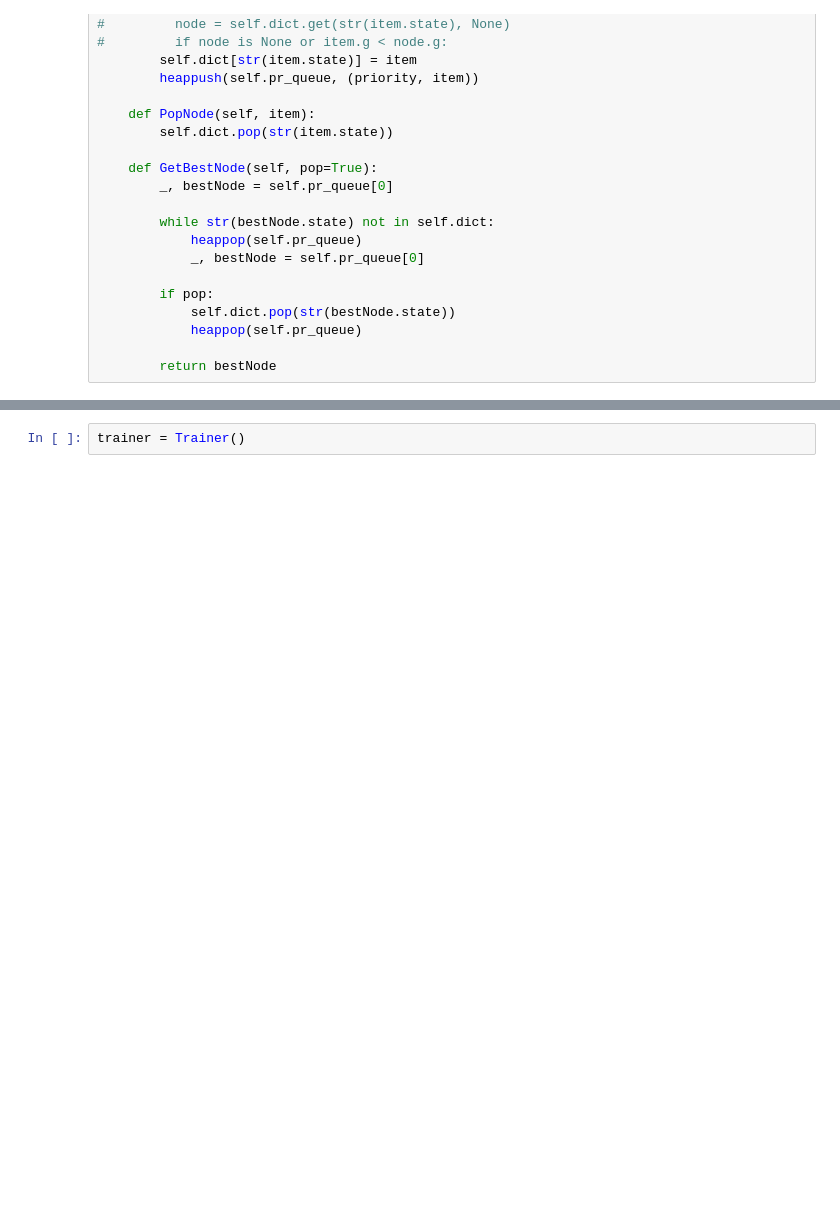
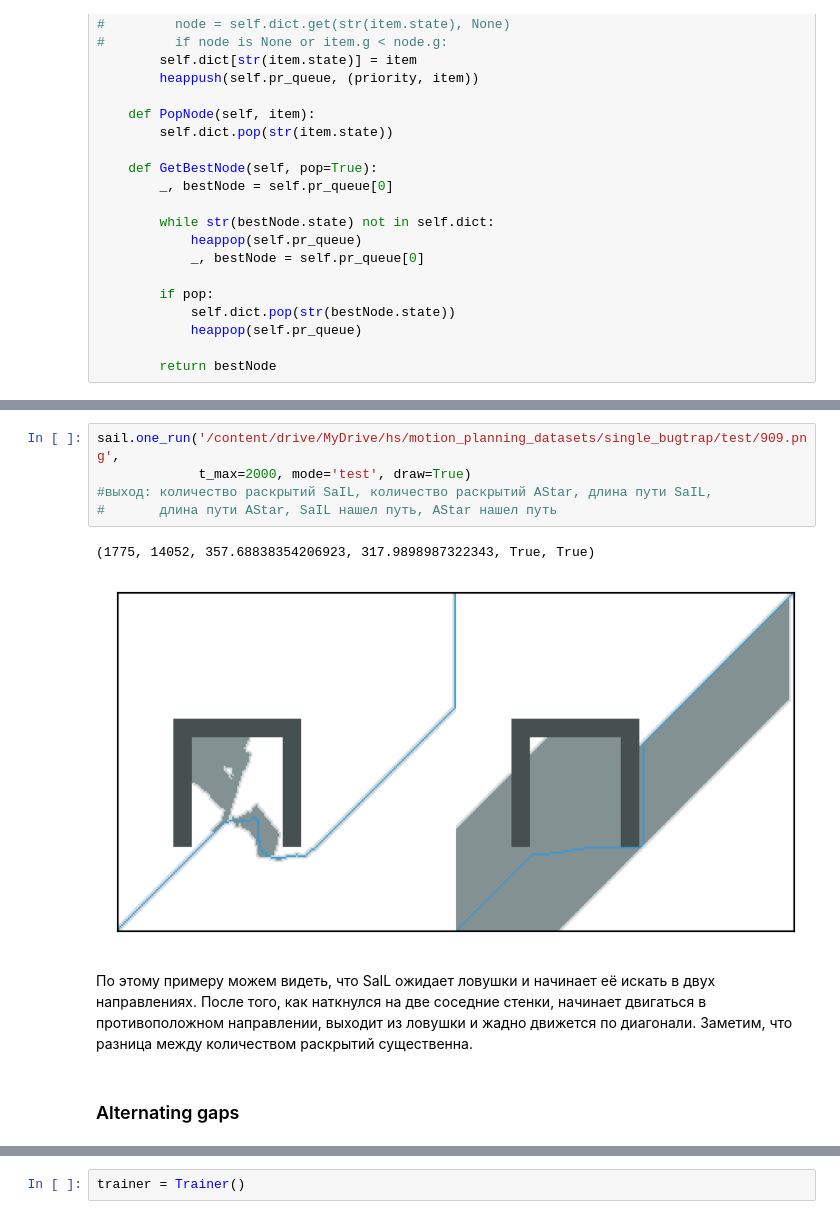
Before and after one commit to Reedgern/HS_Project, a Jupyter notebook: Train.ipynb, the cells around one changed output, grey strips where cells are left out. Drawn from its saved outputs; the diff is of its cells as text; blank space fills up the shorter version.

```diff
--- a/Train.ipynb
+++ b/Train.ipynb
@@ -619,0 +717,12 @@ class Trainer:
+# %%
+sail.one_run('/content/drive/MyDrive/hs/motion_planning_datasets/single_bugtrap/test/909.png',
+             t_max=2000, mode='test', draw=True)
+#выход: количество раскрытий SaIL, количество раскрытий AStar, длина пути SaIL,
+#       длина пути AStar, SaIL нашел путь, AStar нашел путь
+# %% [output]
+(1775, 14052, 357.68838354206923, 317.9898987322343, True, True)
+[figure, added]
+# %% [markdown]
+По этому примеру можем видеть, что SaIL ожидает ловушки и начинает её искать в двух направлениях. После того, как наткнулся на две соседние стенки, начинает двигаться в противоположном направлении, выходит из ловушки и жадно движется по диагонали. Заметим, что разница между количеством раскрытий существенна.
+# %% [markdown]
+### Alternating gaps
```
Also changed, not shown: parts of 39 cells of this notebook, 5 other files.
